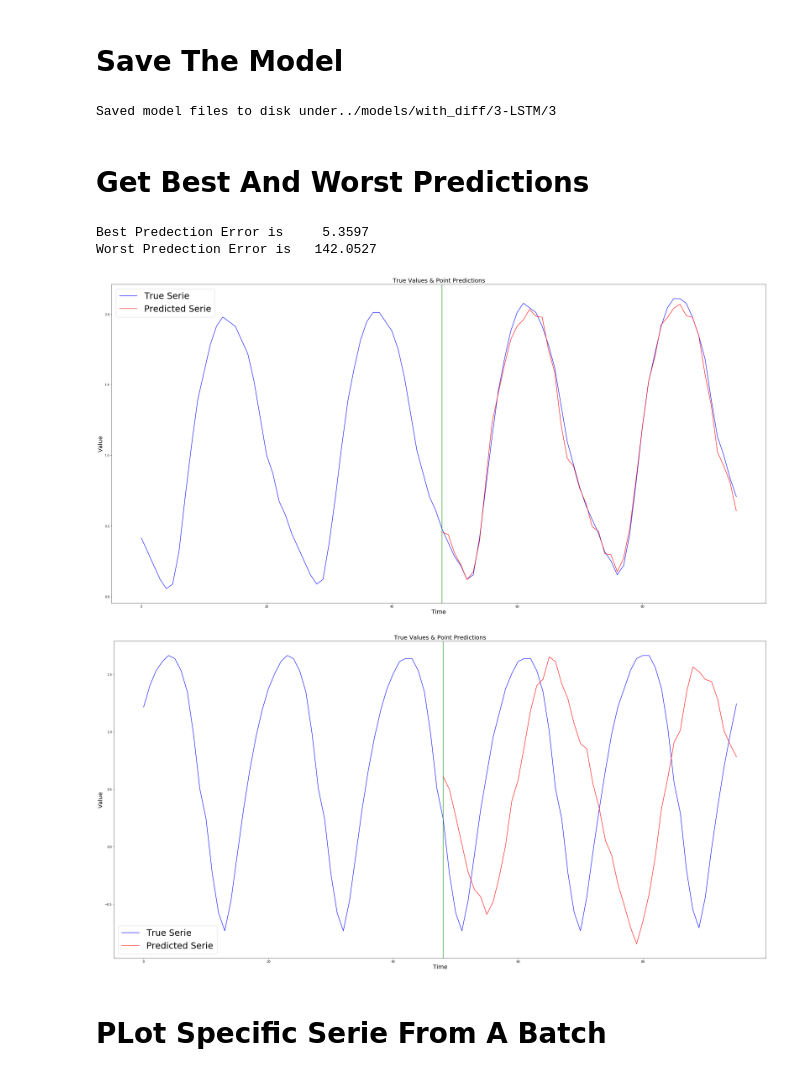
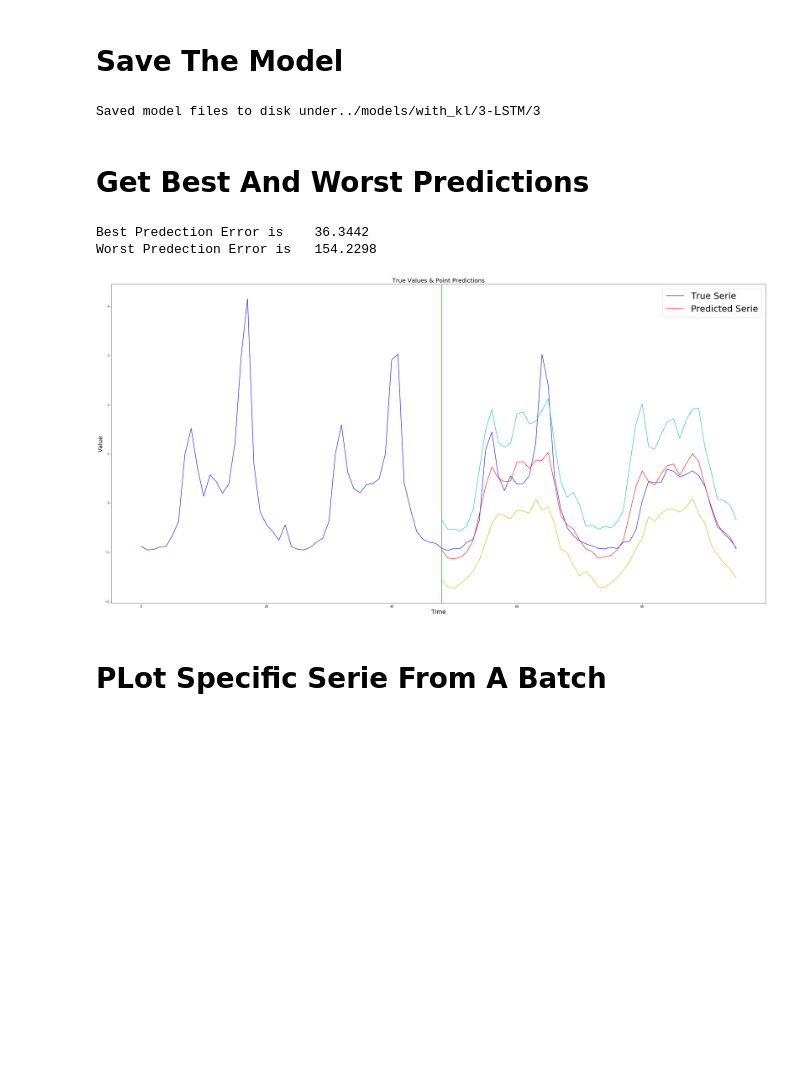
Before and after one commit to yamen23ali/m4-lstm, a Jupyter notebook: notebooks/Point_predection_mae.ipynb, the cells around one changed output. Cells and saved outputs as stored; diff of their text form; code cells hidden in the pictures; blank space fills up the shorter version.

Commit message:
initial test with kl divergance

```diff
--- a/notebooks/Point_predection_mae.ipynb
+++ b/notebooks/Point_predection_mae.ipynb
@@ -22,12 +23,14 @@ Using TensorFlow backend.
 # %% [markdown]
 # Load Data
 # %%
-EPOCHS = 100
+EPOCHS = 20
 BATCH_SIZE = 50
 LOOKBACK = 48
 HORIZON = 48
-HIDDEN_LAYER_SIZE = 50
-LOSS = smape
+HIDDEN_LAYER_SIZE = 100
+LOSS = yamen
+FEATURES_NUMBER = 1
+OUTPUT_SIZE = HORIZON*2
 
 data_loader = M4DataLoader("../Dataset/Train/Hourly-train.csv", "../Dataset/Test/Hourly-test.csv",
                   LOOKBACK, HORIZON,  validation_ratio=0.05)
@@ -36,14 +39,16 @@ train_x, train_y = data_loader.get_training_data()
 test_x, test_y = data_loader.get_test_data()
 validate_x, validate_y = data_loader.get_validation_data()
 
-training_data_generator = M4Generator(train_x, train_y, BATCH_SIZE)
-test_data_generator = M4Generator(test_x, test_y, BATCH_SIZE)
-validation_data_generator = M4Generator(validate_x, validate_y, BATCH_SIZE)
+training_data_generator = M4Generator(train_x, train_y, BATCH_SIZE, FEATURES_NUMBER)
+test_data_generator = M4Generator(test_x, test_y, BATCH_SIZE, FEATURES_NUMBER)
+validation_data_generator = M4Generator(validate_x, validate_y, BATCH_SIZE, FEATURES_NUMBER)
 # %% [markdown]
 # Train The Model
 # %%
+
 model = M4Model(hidden_layer_size=HIDDEN_LAYER_SIZE, batch_size=BATCH_SIZE, lookback=LOOKBACK,
-        output_size=HORIZON*2, learning_rate=0.001, loss = LOSS, dropout_ratio = 0.3, features_number = 2)
+                output_size=OUTPUT_SIZE, learning_rate=0.001, loss = LOSS,
+                dropout_ratio = 0.3, features_number = FEATURES_NUMBER)
 
 model.train(training_data_generator, test_data_generator, epochs=EPOCHS)
 
@@ -70,25 +75,34 @@ Epoch 100/100
 # %% [markdown]
 # Save The Model
 # %%
-MODEL_BASE_DIR = '../models/with_diff/3-LSTM'
+MODEL_BASE_DIR = '../models/with_kl/3-LSTM'
 model.save(MODEL_BASE_DIR)
 # %% [output]
-Saved model files to disk under../models/with_diff/3-LSTM/3
+Saved model files to disk under../models/with_kl/3-LSTM/3
 # %% [markdown]
 # Get Best And Worst Predictions
 # %%
-x, y, prediction, error =  sort_by_prediction_error(model, test_x, test_y, smape)
+#model = M4Model()
+#model.load('../models/with_kl/3-LSTM/3')
+
+x, y, prediction, error =  sort_by_prediction_error(model,validate_x, validate_y,
+                                                    smape, features_number=FEATURES_NUMBER,
+                                                    output_size = OUTPUT_SIZE)
 
 print(f'Best Predection Error is {error[0]:10.4f}')
 print(f'Worst Predection Error is {error[x.shape[0]-1]:10.4f}')
 
-plot_serie_and_prediction(x[:,:48], y[:,:48], prediction[:,:48], serie_indx=0)
-plot_serie_and_prediction(x[:,:48], y[:,:48], prediction[:,:48], serie_indx= x.shape[0]-1)
+#plot_serie_and_prediction(x[:,:48], y[:,:48], prediction[:,:48], serie_indx=0)
+#plot_serie_and_prediction(x[:,:48], y[:,:48], prediction[:,:48], serie_indx= x.shape[0]-1)
+#plot_serie_and_prediction(x[:,:48], y[:,:48], prediction[:,:48] + prediction[:,-48:], serie_indx= 0)
+#plot_serie_and_prediction(x[:,:48], y[:,:48], prediction[:,:48] - prediction[:,-48:], serie_indx= 0)
+lower_bound = prediction[:,:48] - tf.abs(prediction[:,-48:])
+upper_bound = prediction[:,:48] + tf.abs(prediction[:,-48:])
+plot_serie_with_bounds(x[:,:48], y[:,:48], prediction[:,:48], lower_bound, upper_bound, serie_indx=0 )
 # %% [output]
-Best Predection Error is     5.3597
-Worst Predection Error is   142.0527
+Best Predection Error is    36.3442
+Worst Predection Error is   154.2298
-[figure, old version]
+[figure, new version]
-[figure, removed]
 # %% [markdown]
 # PLot Specific Serie From A Batch
 # %%
```
Also changed, not shown: parts of 4 cells of this notebook, 13 other files.
